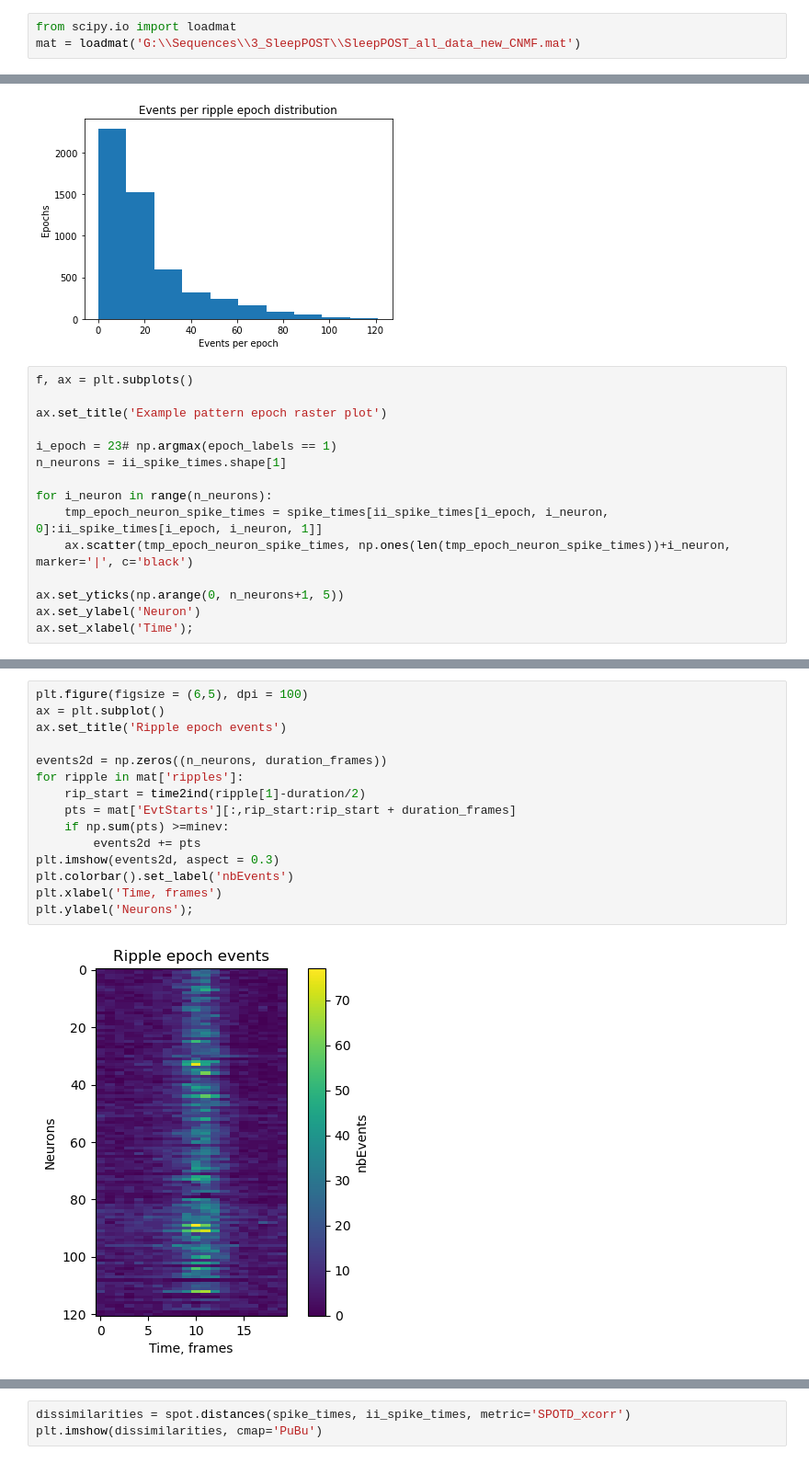
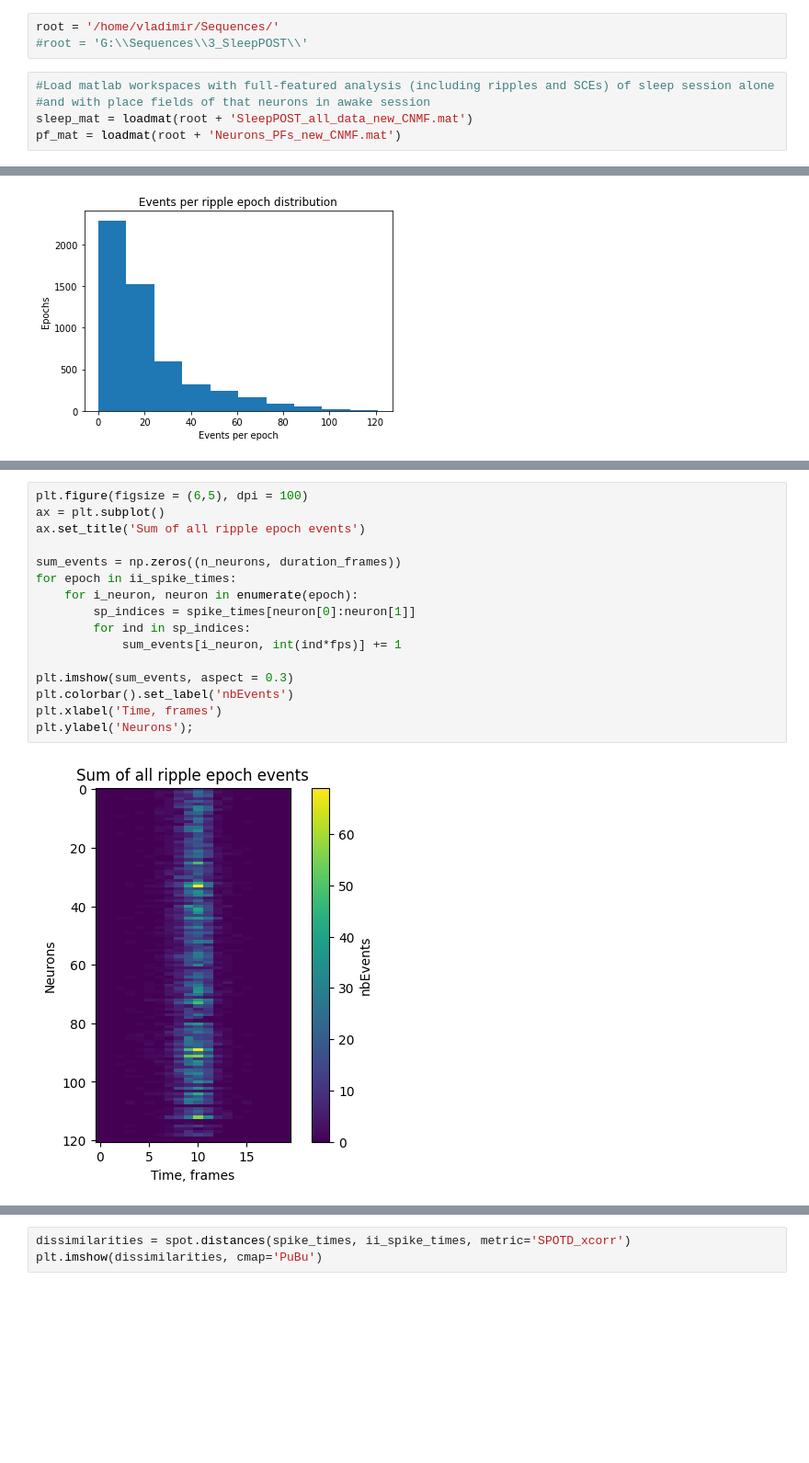
Before and after one commit to vsotskov89/SeqAn, a Jupyter notebook: Sequence_Analysis.ipynb, the cells around one changed output, grey strips where cells are left out. Shown: that part at 92% size. Saved outputs shown, nothing was run; the diff lists cells and outputs as text; blank space fills up the shorter version.

```diff
--- a/Sequence_Analysis.ipynb
+++ b/Sequence_Analysis.ipynb
@@ -22,3 +10,8 @@ ii_spike_times (#epochs x #neurons x 2): (180, 20, 2)
+# %%
+root = '/home/vladimir/Sequences/'
+#root = 'G:\\Sequences\\3_SleepPOST\\'
 # %%
-from scipy.io import loadmat
-mat = loadmat('G:\\Sequences\\3_SleepPOST\\SleepPOST_all_data_new_CNMF.mat')
+#Load matlab workspaces with full-featured analysis (including ripples and SCEs) of sleep session alone
+#and with place fields of that neurons in awake session
+sleep_mat = loadmat(root + 'SleepPOST_all_data_new_CNMF.mat')
+pf_mat = loadmat(root + 'Neurons_PFs_new_CNMF.mat')
@@ -118,18 +87,3 @@ ax.set_ylabel('Epochs')
 ax.set_xlabel('Events per epoch');
 # %% [output]
 [figure]
-# %%
-f, ax = plt.subplots()
-
-ax.set_title('Example pattern epoch raster plot')
-
-i_epoch = 23# np.argmax(epoch_labels == 1)
-n_neurons = ii_spike_times.shape[1]
-
-for i_neuron in range(n_neurons):
-    tmp_epoch_neuron_spike_times = spike_times[ii_spike_times[i_epoch, i_neuron, 0]:ii_spike_times[i_epoch, i_neuron, 1]]
-    ax.scatter(tmp_epoch_neuron_spike_times, np.ones(len(tmp_epoch_neuron_spike_times))+i_neuron, marker='|', c='black')
-
-ax.set_yticks(np.arange(0, n_neurons+1, 5))
-ax.set_ylabel('Neuron')
-ax.set_xlabel('Time');
@@ -138,17 +90,18 @@ ax.set_xlabel('Time');
 # %%
 plt.figure(figsize = (6,5), dpi = 100)
 ax = plt.subplot()
-ax.set_title('Ripple epoch events')
+ax.set_title('Sum of all ripple epoch events')
 
-events2d = np.zeros((n_neurons, duration_frames))
-for ripple in mat['ripples']:
-    rip_start = time2ind(ripple[1]-duration/2)
-    pts = mat['EvtStarts'][:,rip_start:rip_start + duration_frames]
-    if np.sum(pts) >=minev:
-        events2d += pts
-plt.imshow(events2d, aspect = 0.3)
+sum_events = np.zeros((n_neurons, duration_frames))
+for epoch in ii_spike_times:
+    for i_neuron, neuron in enumerate(epoch):
+        sp_indices = spike_times[neuron[0]:neuron[1]]
+        for ind in sp_indices:
+            sum_events[i_neuron, int(ind*fps)] += 1
+
+plt.imshow(sum_events, aspect = 0.3)
 plt.colorbar().set_label('nbEvents')
 plt.xlabel('Time, frames')
 plt.ylabel('Neurons');
 # %% [output]
-[figure, old version]
+[figure, new version]
```
Also changed, not shown: parts of 19 cells of this notebook.
